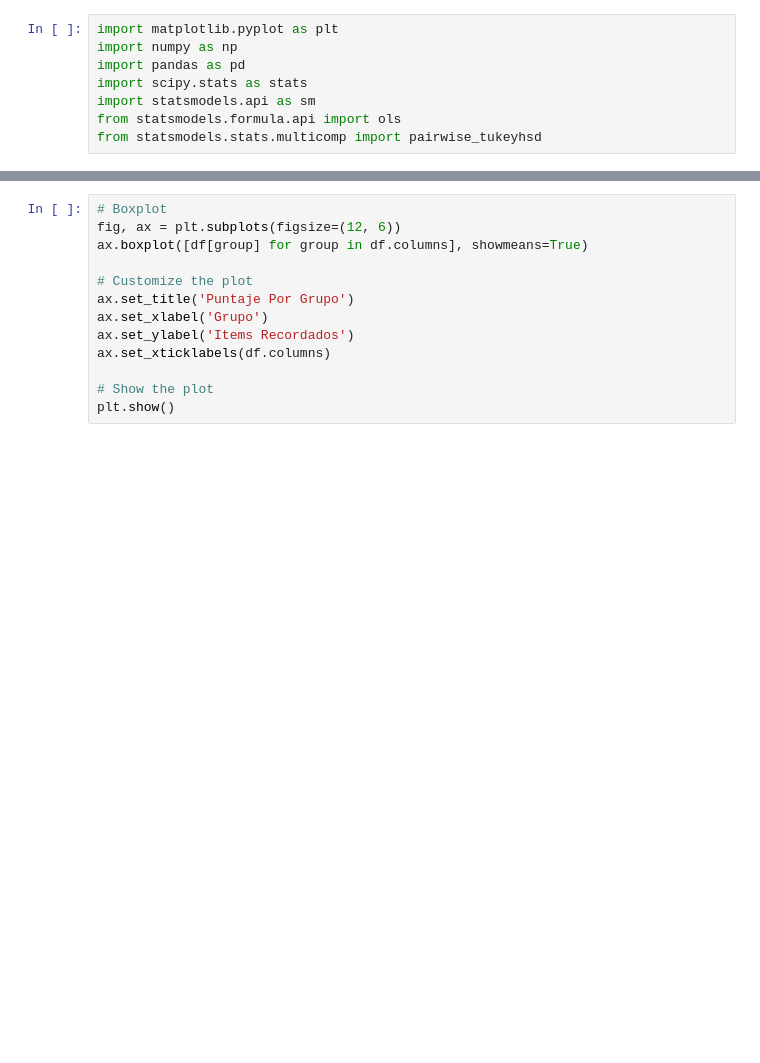
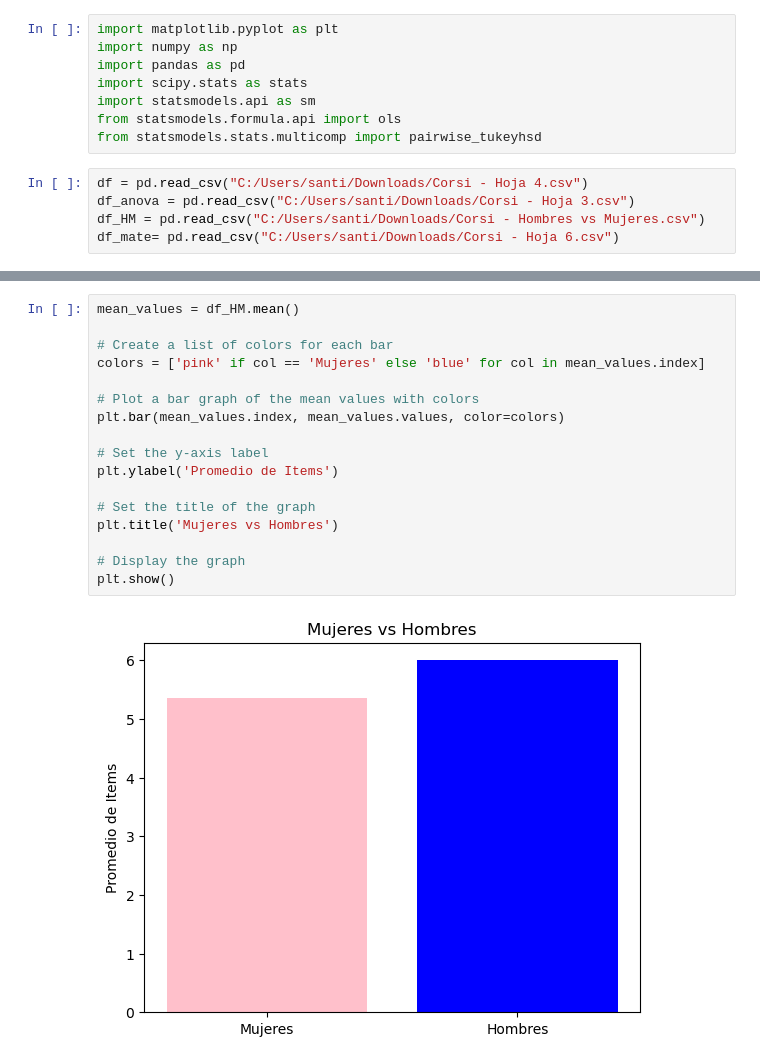
Before and after one commit to algorithmicsanti/Psychology_Research, a Jupyter notebook: Working_Memory.ipynb, the cells around one changed output, grey strips where cells are left out. Saved outputs shown, nothing was run; the diff lists cells and outputs as text; blank space fills up the shorter version.

```diff
--- a/Working_Memory.ipynb
+++ b/Working_Memory.ipynb
@@ -6,4 +6,9 @@ import scipy.stats as stats
 import statsmodels.api as sm
 from statsmodels.formula.api import ols
 from statsmodels.stats.multicomp import pairwise_tukeyhsd
+# %%
+df = pd.read_csv("C:/Users/santi/Downloads/Corsi - Hoja 4.csv")
+df_anova = pd.read_csv("C:/Users/santi/Downloads/Corsi - Hoja 3.csv")
+df_HM = pd.read_csv("C:/Users/santi/Downloads/Corsi - Hombres vs Mujeres.csv")
+df_mate= pd.read_csv("C:/Users/santi/Downloads/Corsi - Hoja 6.csv")
 # %%
@@ -11,13 +25,19 @@ df = pd.read_csv()
-# %%
-# Boxplot
-fig, ax = plt.subplots(figsize=(12, 6))
-ax.boxplot([df[group] for group in df.columns], showmeans=True)
-
-# Customize the plot
-ax.set_title('Puntaje Por Grupo')
-ax.set_xlabel('Grupo')
-ax.set_ylabel('Items Recordados')
-ax.set_xticklabels(df.columns)
-
-# Show the plot
-plt.show()
+# %%
+mean_values = df_HM.mean()
+
+# Create a list of colors for each bar
+colors = ['pink' if col == 'Mujeres' else 'blue' for col in mean_values.index]
+
+# Plot a bar graph of the mean values with colors
+plt.bar(mean_values.index, mean_values.values, color=colors)
+
+# Set the y-axis label
+plt.ylabel('Promedio de Items')
+
+# Set the title of the graph
+plt.title('Mujeres vs Hombres')
+
+# Display the graph
+plt.show()
+# %% [output]
+[figure, added]
```
Also changed, not shown: parts of 6 cells of this notebook.
